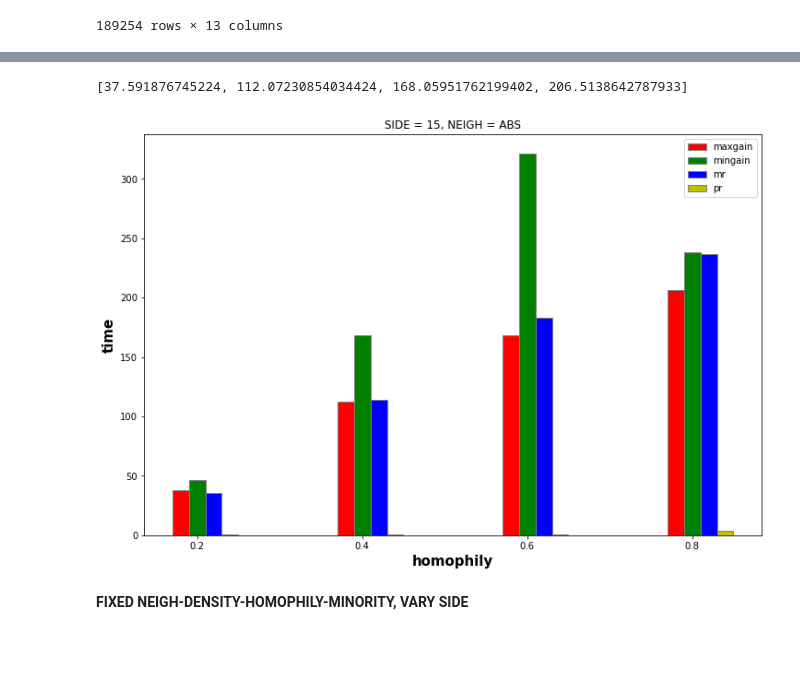
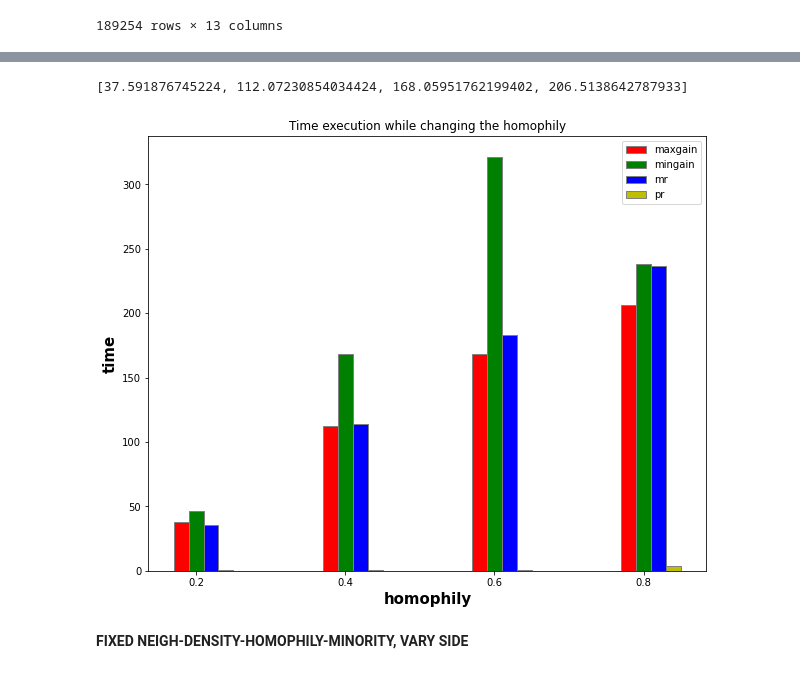
Before and after one commit to matteo-Donofrio-unipi/GEOSPA, a Jupyter notebook: schelling_model2.ipynb, the cells around one changed output, grey strips where cells are left out. Drawn from its saved outputs; the diff is of its cells as text; code cells hidden in the pictures; blank space fills up the shorter version.

```diff
--- a/schelling_model2.ipynb
+++ b/schelling_model2.ipynb
@@ -225,7 +302,7 @@ r
 
 # set width of bar
 barWidth = 0.1
-fig = plt.subplots(figsize =(12, 8))
+fig = plt.subplots(figsize =(10, 8))
 
 # set height of bar
 max_gain = []
@@ -241,35 +318,35 @@ for hom in homophily_set:
 
 print(max_gain)
 
 # Set position of bar on X axis
 br1 = np.arange(len(homophily_set))
 br2 = [x + barWidth for x in br1]
 br3 = [x + barWidth for x in br2]
 br4 = [x + barWidth for x in br3]
 
 # Make the plot
 plt.bar(br1, max_gain, color ='r', width = barWidth,
 		edgecolor ='grey', label ='maxgain')
 plt.bar(br2, min_gain, color ='g', width = barWidth,
 		edgecolor ='grey', label ='mingain')
 plt.bar(br3, mR, color ='b', width = barWidth,
 		edgecolor ='grey', label ='mr')
 plt.bar(br4, pr, color ='y', width = barWidth,
 		edgecolor ='grey', label ='pr')
 
 
 # Adding Xticks
 plt.xlabel('homophily', fontweight ='bold', fontsize = 15)
 plt.ylabel('time', fontweight ='bold', fontsize = 15)
 plt.xticks([r + barWidth for r in range(len(br1))],
 		homophily_set)
 
-plt.title("SIDE = 15, NEIGH = ABS")
+plt.title("Time execution while changing the homophily")
 plt.legend()
 plt.show()
 # %% [output]
 [37.591876745224, 112.07230854034424, 168.05951762199402, 206.5138642787933]
-[figure, old version]
+[figure, new version]
 # %% [markdown]
 **FIXED NEIGH-DENSITY-HOMOPHILY-MINORITY, VARY SIDE**
 # %%
```
Also changed, not shown: parts of 14 cells of this notebook.
